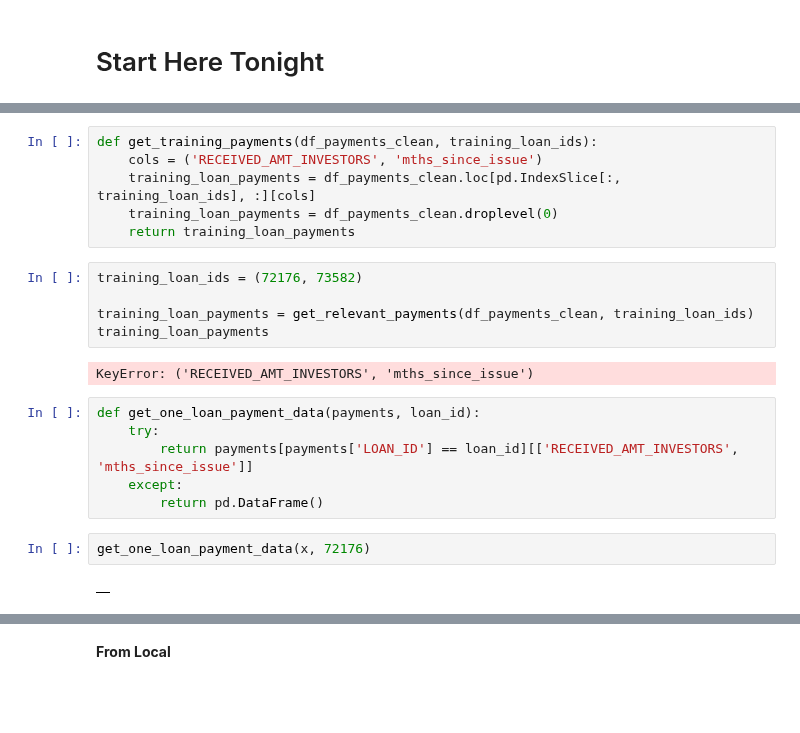
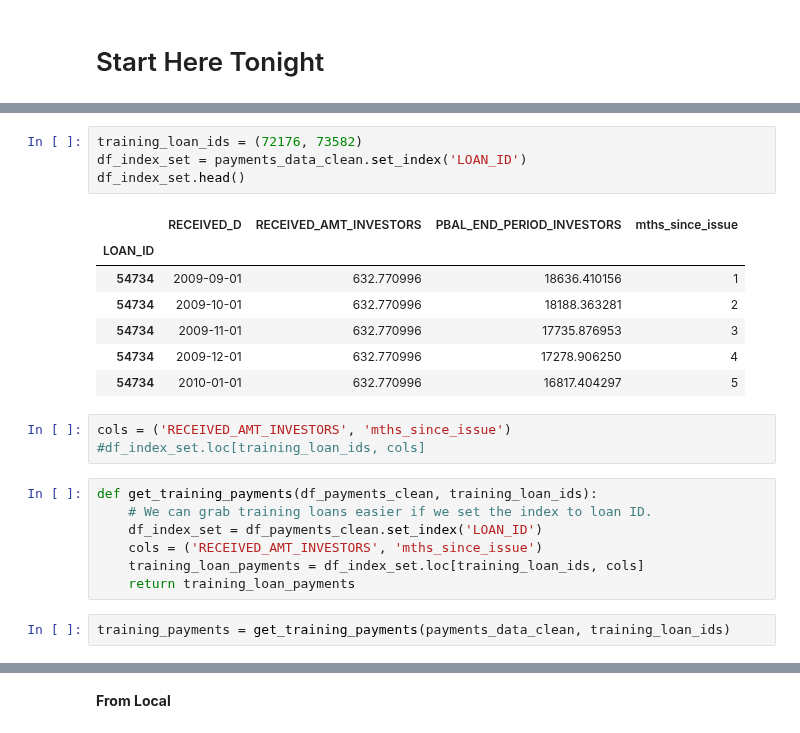
Before and after one commit to Booleans/consumer-loan-investment-strategy-simulator, a Jupyter notebook: FromScratch.ipynb, the cells around one changed output, grey strips where cells are left out. Cells and saved outputs as stored; diff of their text form; blank space fills up the shorter version.

```diff
--- a/FromScratch.ipynb
+++ b/FromScratch.ipynb
@@ -186,23 +184,24 @@ AttributeError: 'DataFrame' object has no attribute 'dropindex'
+# %%
+training_loan_ids = (72176, 73582)
+df_index_set = payments_data_clean.set_index('LOAN_ID')
+df_index_set.head()
+# %% [output]
+|  | RECEIVED_D | RECEIVED_AMT_INVESTORS | PBAL_END_PERIOD_INVESTORS | mths_since_issue |
+| LOAN_ID |  |  |  |  |
+| 54734 | 2009-09-01 | 632.770996 | 18636.410156 | 1 |
+| 54734 | 2009-10-01 | 632.770996 | 18188.363281 | 2 |
+| 54734 | 2009-11-01 | 632.770996 | 17735.876953 | 3 |
+| 54734 | 2009-12-01 | 632.770996 | 17278.906250 | 4 |
+| 54734 | 2010-01-01 | 632.770996 | 16817.404297 | 5 |
+# %%
+cols = ('RECEIVED_AMT_INVESTORS', 'mths_since_issue')
+#df_index_set.loc[training_loan_ids, cols]
 # %%
 def get_training_payments(df_payments_clean, training_loan_ids):
+    # We can grab training loans easier if we set the index to loan ID.
+    df_index_set = df_payments_clean.set_index('LOAN_ID')
     cols = ('RECEIVED_AMT_INVESTORS', 'mths_since_issue')
-    training_loan_payments = df_payments_clean.loc[pd.IndexSlice[:, training_loan_ids], :][cols]
-    training_loan_payments = df_payments_clean.droplevel(0)
+    training_loan_payments = df_index_set.loc[training_loan_ids, cols]
     return training_loan_payments
-# %%
-training_loan_ids = (72176, 73582)
-
-training_loan_payments = get_relevant_payments(df_payments_clean, training_loan_ids)
-training_loan_payments
-# %% [output]
-KeyError: ('RECEIVED_AMT_INVESTORS', 'mths_since_issue')
-# %%
-def get_one_loan_payment_data(payments, loan_id):
-    try:
-        return payments[payments['LOAN_ID'] == loan_id][['RECEIVED_AMT_INVESTORS', 'mths_since_issue']]
-    except:
-        return pd.DataFrame()
-# %%
-get_one_loan_payment_data(x, 72176)
-# %% [output]
-|  |
+# %%
+training_payments = get_training_payments(payments_data_clean, training_loan_ids)
```
Also changed, not shown: parts of 22 cells of this notebook.
